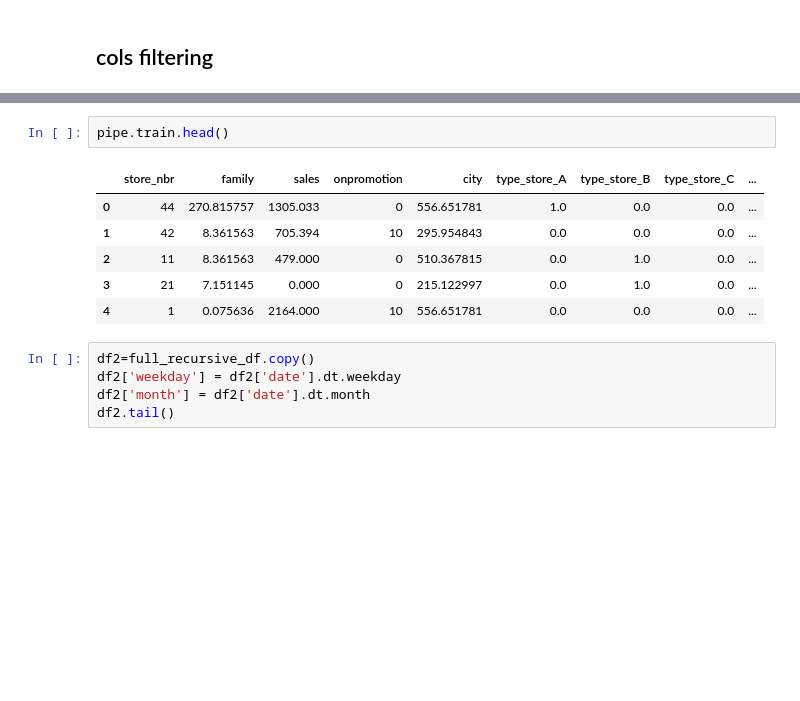
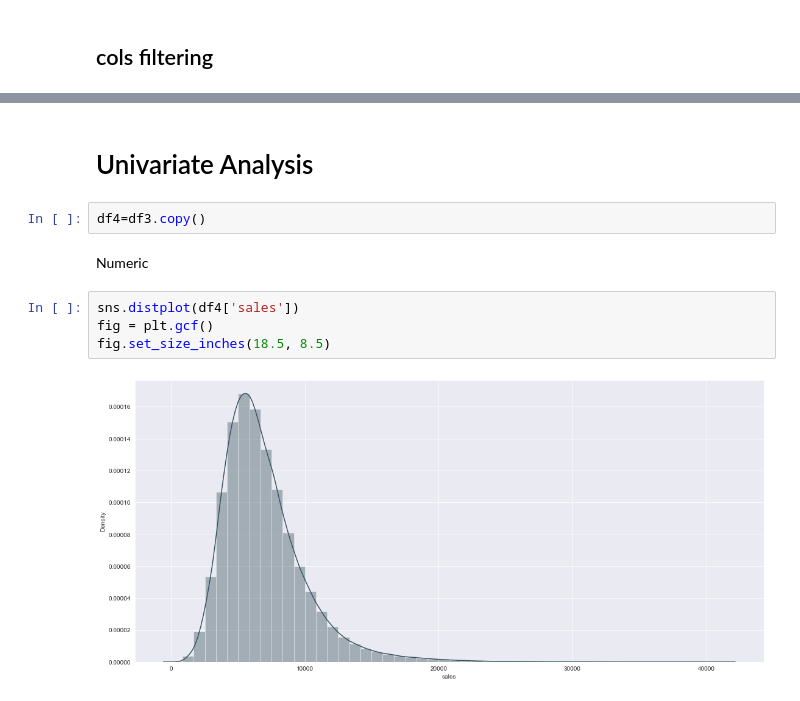
Before and after one commit to ViniciusKos/forecast_sales, a Jupyter notebook: forecast_sales.ipynb, the cells around one changed output, grey strips where cells are left out. Cells and saved outputs as stored; diff of their text form; blank space fills up the shorter version.

```diff
--- a/forecast_sales.ipynb
+++ b/forecast_sales.ipynb
@@ -623,14 +406,12 @@ KeyboardInterrupt:
-# %%
-pipe.train.head()
-# %% [output]
-|  | store_nbr | family | sales | onpromotion | city | type_store_A | type_store_B | type_store_C | ... |
-| 0 | 44 | 270.815757 | 1305.033 | 0 | 556.651781 | 1.0 | 0.0 | 0.0 | ... |
-| 1 | 42 | 8.361563 | 705.394 | 10 | 295.954843 | 0.0 | 0.0 | 0.0 | ... |
-| 2 | 11 | 8.361563 | 479.000 | 0 | 510.367815 | 0.0 | 1.0 | 0.0 | ... |
-| 3 | 21 | 7.151145 | 0.000 | 0 | 215.122997 | 0.0 | 1.0 | 0.0 | ... |
-| 4 | 1 | 0.075636 | 2164.000 | 10 | 556.651781 | 0.0 | 0.0 | 0.0 | ... |
-# %%
-df2=full_recursive_df.copy()
-df2['weekday'] = df2['date'].dt.weekday
-df2['month'] = df2['date'].dt.month
-df2.tail()
+# %% [markdown]
+# Univariate Analysis
+# %%
+df4=df3.copy()
+# %% [markdown]
+Numeric
+# %%
+sns.distplot(df4['sales'])
+fig = plt.gcf()
+fig.set_size_inches(18.5, 8.5)
+# %% [output]
+[figure, added]
```
Also changed, not shown: parts of 51 cells of this notebook.
